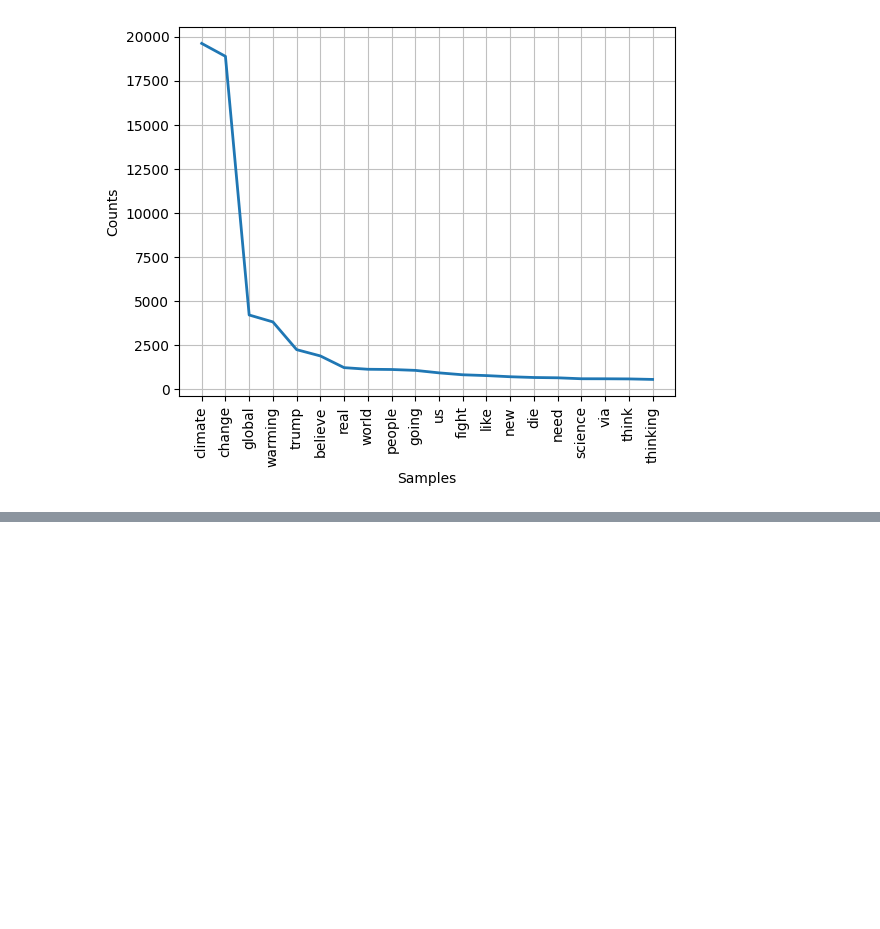
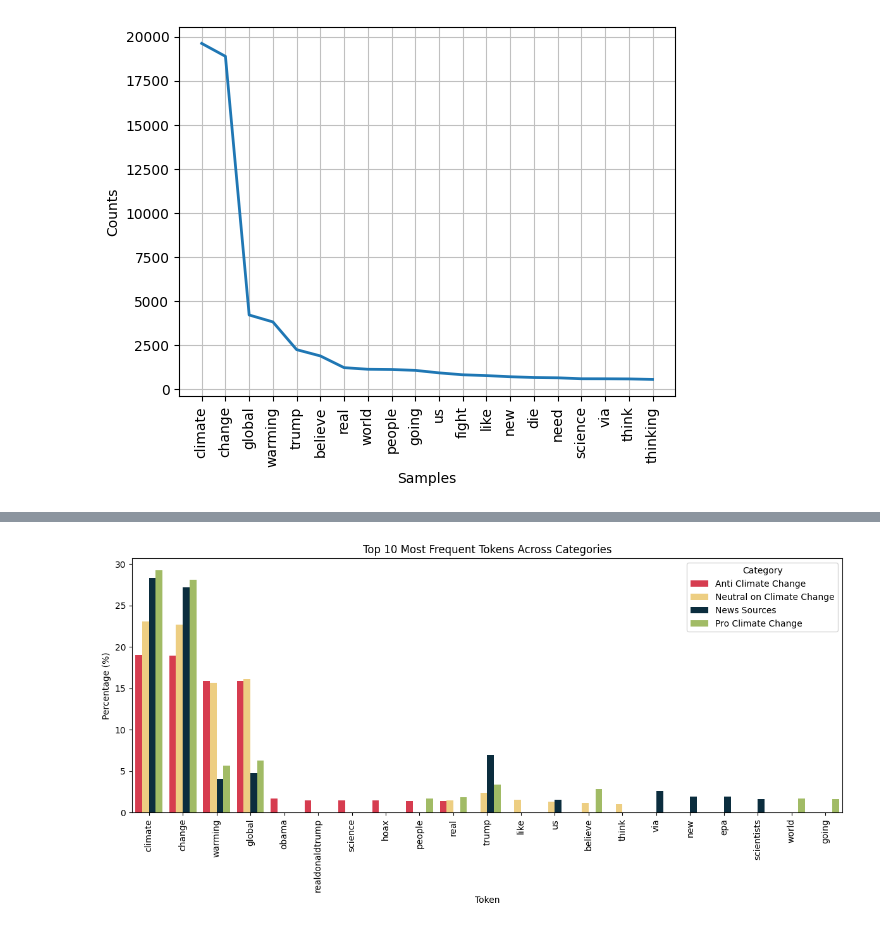
Before and after one commit to vrhughes/DS4002-Group13, a Jupyter notebook: SCRIPTS/TwitterCCData_VH.ipynb, the cells around one changed output, grey strips where cells are left out. Cells and saved outputs as stored; diff of their text form; code cells hidden in the pictures; blank space fills up the shorter version.

```diff
--- a/SCRIPTS/TwitterCCData_VH.ipynb
+++ b/SCRIPTS/TwitterCCData_VH.ipynb
@@ -283,0 +294,25 @@ plt.pie(data = pro_df, x = 'Frequency', labels = "Token", autopct = '%1.1f%%')
+# %%
+# Customizable version of above, change up to what most common token you want
+
+top_n = 10  # Choose the number of most frequent tokens to display
+
+# Get top N tokens for each category
+top_tokens = (
+    percentage_df.groupby("Category")
+    .apply(lambda x: x.nlargest(top_n, "Percentage"))
+    .reset_index(drop=True)
+)
+
+plt.figure(figsize=(12, 6))
+sns.barplot(data=top_tokens, x="Token", y="Percentage", hue="Category", palette = colors)
+
+# Graph specs
+plt.xticks(rotation=90)
+plt.title(f"Top {top_n} Most Frequent Tokens Across Categories")
+plt.ylabel("Percentage (%)")
+plt.xlabel("Token")
+plt.legend(title="Category")
+plt.tight_layout()
+plt.show()
+# %% [output]
+[figure, added]
```
Also changed, not shown: parts of 7 cells of this notebook.
